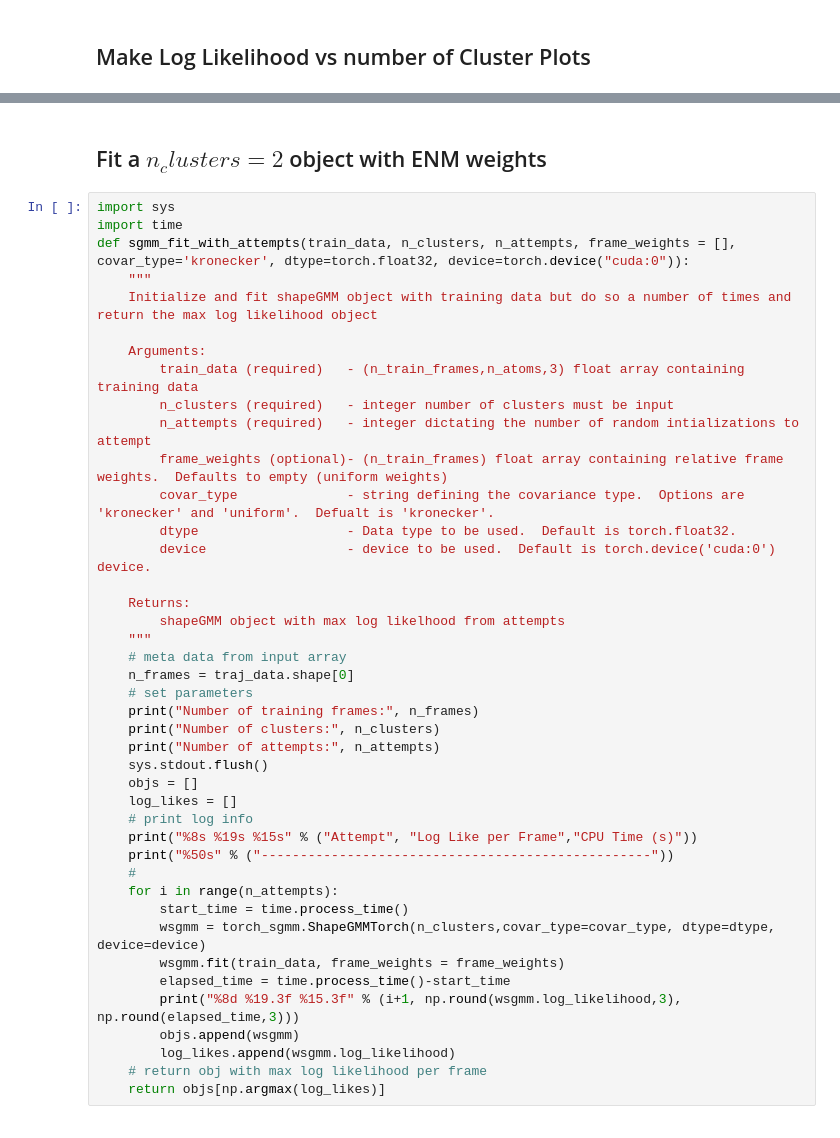
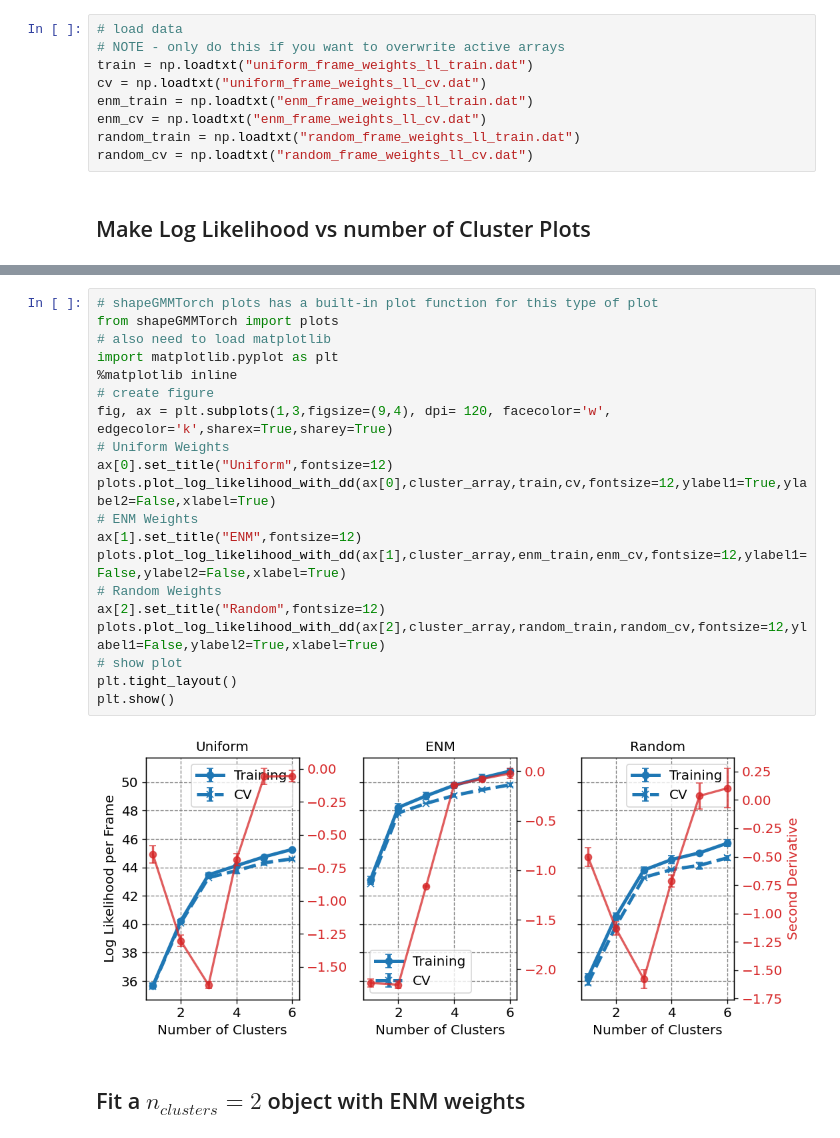
Before and after one commit to mccullaghlab/shapeGMMTorch, a Jupyter notebook: examples/beaded_helix_example/cluster_beaded_helix_frame_weights.ipynb, the cells around one changed output, grey strips where cells are left out. Cells and saved outputs as stored; diff of their text form.

```diff
--- a/examples/beaded_helix_example/cluster_beaded_helix_frame_weights.ipynb
+++ b/examples/beaded_helix_example/cluster_beaded_helix_frame_weights.ipynb
@@ -121,2 +131,11 @@ Number of attempts per set/cluster: 5
+# %%
+# load data
+# NOTE - only do this if you want to overwrite active arrays
+train = np.loadtxt("uniform_frame_weights_ll_train.dat")
+cv = np.loadtxt("uniform_frame_weights_ll_cv.dat")
+enm_train = np.loadtxt("enm_frame_weights_ll_train.dat")
+enm_cv = np.loadtxt("enm_frame_weights_ll_cv.dat")
+random_train = np.loadtxt("random_frame_weights_ll_train.dat")
+random_cv = np.loadtxt("random_frame_weights_ll_cv.dat")
 # %% [markdown]
 ## Make Log Likelihood vs number of Cluster Plots
@@ -174,45 +142,25 @@ plt.show()
+# %%
+# shapeGMMTorch plots has a built-in plot function for this type of plot
+from shapeGMMTorch import plots
+# also need to load matplotlib
+import matplotlib.pyplot as plt
+%matplotlib inline
+# create figure
+fig, ax = plt.subplots(1,3,figsize=(9,4), dpi= 120, facecolor='w', edgecolor='k',sharex=True,sharey=True)
+# Uniform Weights
+ax[0].set_title("Uniform",fontsize=12)
+plots.plot_log_likelihood_with_dd(ax[0],cluster_array,train,cv,fontsize=12,ylabel1=True,ylabel2=False,xlabel=True)
+# ENM Weights
+ax[1].set_title("ENM",fontsize=12)
+plots.plot_log_likelihood_with_dd(ax[1],cluster_array,enm_train,enm_cv,fontsize=12,ylabel1=False,ylabel2=False,xlabel=True)
+# Random Weights
+ax[2].set_title("Random",fontsize=12)
+plots.plot_log_likelihood_with_dd(ax[2],cluster_array,random_train,random_cv,fontsize=12,ylabel1=False,ylabel2=True,xlabel=True)
+# show plot
+plt.tight_layout()
+plt.show()
+# %% [output]
+[figure, added]
 # %% [markdown]
-## Fit a $n_clusters=2$ object with ENM weights
+## Fit a $n_{clusters}=2$ object with ENM weights
-# %%
-import sys
-import time
-def sgmm_fit_with_attempts(train_data, n_clusters, n_attempts, frame_weights = [], covar_type='kronecker', dtype=torch.float32, device=torch.device("cuda:0")):
-    """
-    Initialize and fit shapeGMM object with training data but do so a number of times and return the max log likelihood object
-
-    Arguments:
-        train_data (required)   - (n_train_frames,n_atoms,3) float array containing training data
-        n_clusters (required)   - integer number of clusters must be input
-        n_attempts (required)   - integer dictating the number of random intializations to attempt
-        frame_weights (optional)- (n_train_frames) float array containing relative frame weights.  Defaults to empty (uniform weights)
-        covar_type              - string defining the covariance type.  Options are 'kronecker' and 'uniform'.  Defualt is 'kronecker'.
-        dtype                   - Data type to be used.  Default is torch.float32.
-        device                  - device to be used.  Default is torch.device('cuda:0') device.
-
-    Returns:
-        shapeGMM object with max log likelhood from attempts
-    """
-    # meta data from input array
-    n_frames = traj_data.shape[0]
-    # set parameters
-    print("Number of training frames:", n_frames)
-    print("Number of clusters:", n_clusters)
-    print("Number of attempts:", n_attempts)
-    sys.stdout.flush()
-    objs = []
-    log_likes = []
-    # print log info
-    print("%8s %19s %15s" % ("Attempt", "Log Like per Frame","CPU Time (s)"))
-    print("%50s" % ("--------------------------------------------------"))
-    #
-    for i in range(n_attempts):
-        start_time = time.process_time()
-        wsgmm = torch_sgmm.ShapeGMMTorch(n_clusters,covar_type=covar_type, dtype=dtype, device=device)
-        wsgmm.fit(train_data, frame_weights = frame_weights)
-        elapsed_time = time.process_time()-start_time
-        print("%8d %19.3f %15.3f" % (i+1, np.round(wsgmm.log_likelihood,3), np.round(elapsed_time,3)))
-        objs.append(wsgmm)
-        log_likes.append(wsgmm.log_likelihood)
-    # return obj with max log likelihood per frame
-    return objs[np.argmax(log_likes)]
 # %%
```
Also changed, not shown: parts of 9 cells of this notebook, 12 other files.
